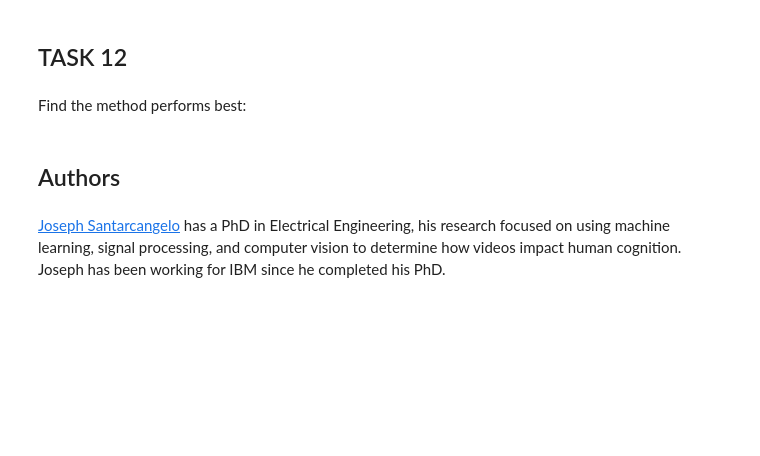
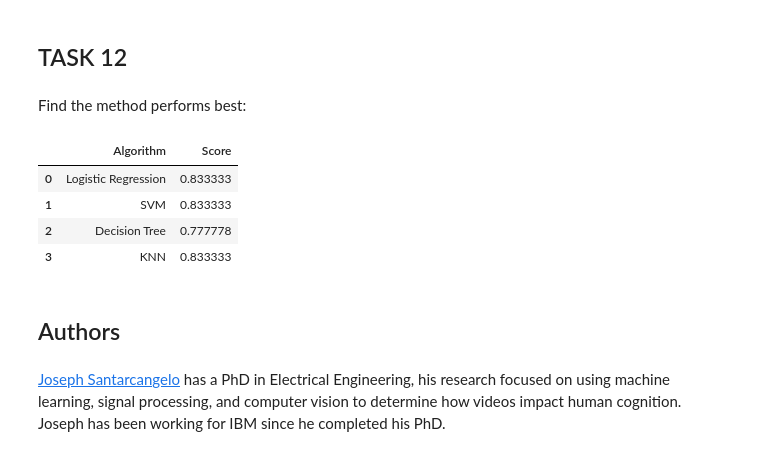
Before and after one commit to mircohoehne/IBM_Applied_Data_Science_Capstone, a Jupyter notebook: 8. ml_prediction.ipynb, the cells around one changed output. Saved outputs shown, nothing was run; the diff lists cells and outputs as text; code cells hidden in the pictures; blank space fills up the shorter version.

```diff
--- a/8. ml_prediction.ipynb
+++ b/8. ml_prediction.ipynb
@@ -178,3 +249,6 @@ parameters = {'criterion': ['gini', 'entropy'],
      'min_samples_split': [2, 5, 10]}
 
 tree = DecisionTreeClassifier()
+# %%
+tree_cv= GridSearchCV(tree, parameters, cv=10)
+tree_cv.fit(X_train, Y_train)
@@ -185,3 +270,6 @@ print("accuracy :",tree_cv.best_score_)
 ## TASK  9
 # %% [markdown]
 Calculate the accuracy of tree_cv on the test data using the method <code>score</code>:
+# %%
+tree_score= tree_cv.score(X_test,Y_test)
+tree_score
@@ -200,3 +292,6 @@ parameters = {'n_neighbors': [1, 2, 3, 4, 5, 6, 7, 8, 9, 10],
               'p': [1,2]}
 
 KNN = KNeighborsClassifier()
+# %%
+knn_cv= GridSearchCV(KNN, parameters, cv=10)
+knn_cv.fit(X_train, Y_train)
@@ -207,3 +310,6 @@ print("accuracy :",knn_cv.best_score_)
 ## TASK  11
 # %% [markdown]
 Calculate the accuracy of tree_cv on the test data using the method <code>score</code>:
+# %%
+knn_score= knn_cv.score(X_test, Y_test)
+knn_score
@@ -216,6 +326,21 @@ plot_confusion_matrix(Y_test,yhat)
 ## TASK  12
 # %% [markdown]
 Find the method performs best:
+# %%
+scores_l = [logreg_score, svm_score, tree_score, knn_score]
+algo_l = ['Logistic Regression', 'SVM', 'Decision Tree', 'KNN']
+
+score_df = pd.DataFrame(scores_l, algo_l)
+header=['Algorithm', 'Score']
+score_df.reset_index(inplace=True)
+score_df.columns=header
+score_df
+# %% [output]
+|  | Algorithm | Score |
+| 0 | Logistic Regression | 0.833333 |
+| 1 | SVM | 0.833333 |
+| 2 | Decision Tree | 0.777778 |
+| 3 | KNN | 0.833333 |
 # %% [markdown]
 ## Authors
 # %% [markdown]
```
Also changed, not shown: parts of 23 cells of this notebook.
